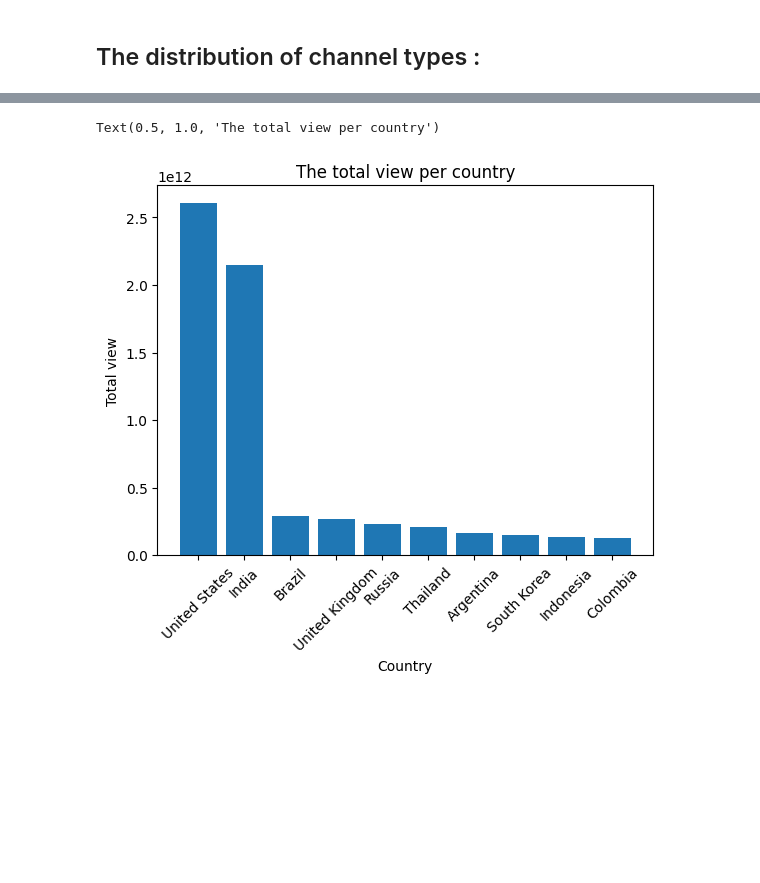
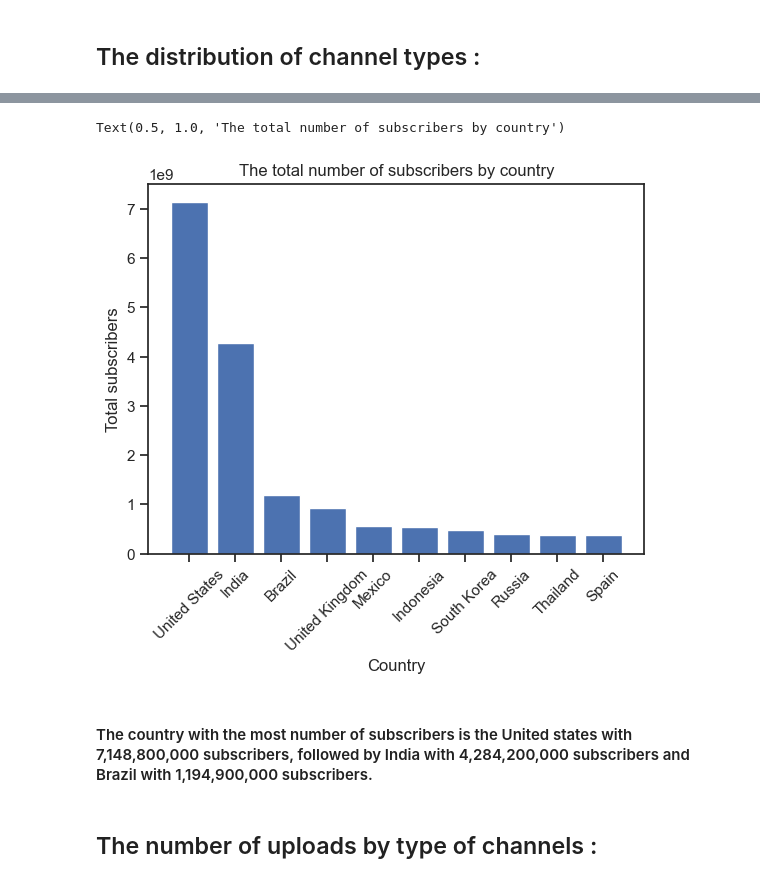
Before and after one commit to ImaneMdn/Youtube-EDA-, a Jupyter notebook: youtubeeda.ipynb, the cells around one changed output, grey strips where cells are left out. Drawn from its saved outputs; the diff is of its cells as text; code cells hidden in the pictures; blank space fills up the shorter version.

Commit message:
last changes

```diff
--- a/youtubeeda.ipynb
+++ b/youtubeeda.ipynb
@@ -196,3 +194,22 @@ Urban_population                           120
 Latitude                                   120
 Longitude                                  120
 dtype: int64
+# %%
+# Calculating the mean and median for specific columns :
+mean_videoviews_rank = df['video_views_rank'].mean()
+median_population = df['Population'].median()
+median_Unemployment_rate = df['Unemployment rate'].median()
+median_urban_population = df['Urban_population'].median()
+median_latitude = df['Latitude'].median()
+median_longitude = df['Longitude'].median()
+# %%
+# filling missing values in specific columns with calculated values :
+df['video_views_rank'].fillna(mean_videoviews_rank, inplace = True)
+df['Population'].fillna(median_population, inplace = True)
+df['Unemployment rate'].fillna(median_Unemployment_rate, inplace = True)
+df['Urban_population'].fillna(median_urban_population,inplace= True)
+df['Latitude'].fillna(median_latitude, inplace= True)
+df['Longitude'].fillna(median_longitude, inplace= True)
+df['Country'] = df['Country'].fillna('Unknown')
+
+df.drop(columns=['subscribers_for_last_30_days','Title'], inplace= True)
@@ -406,0 +455,4 @@ The top number of views is seen in the United States, India, Brazil, United King
+# %%
+country_subscribers = df.groupby(['Country'])['subscribers'].sum()
+country_subscribers.sort_values(ascending=False, inplace = True)
+country_subscribers.head()
@@ -407,9 +467,13 @@ The top number of views is seen in the United States, India, Brazil, United King
 # %%
-plt.bar(country_view.index[:10], country_view[:10])
-plt.ylabel('Total view')
+plt.bar(country_subscribers.index[:10], country_subscribers[:10])
+plt.ylabel('Total subscribers')
 plt.xlabel('Country')
 plt.xticks(rotation=45)
-plt.title('The total view per country')
+plt.title('The total number of subscribers by country')
 # %% [output]
-Text(0.5, 1.0, 'The total view per country')
+Text(0.5, 1.0, 'The total number of subscribers by country')
-[figure, old version]
+[figure, new version]
+# %% [markdown]
+#### The country with the most number of subscribers is the United states with 7,148,800,000 subscribers, followed by India with 4,284,200,000 subscribers and Brazil with 1,194,900,000 subscribers.
+# %% [markdown]
+## The number of uploads by type of channels :
```
Also changed, not shown: parts of 85 cells of this notebook.
